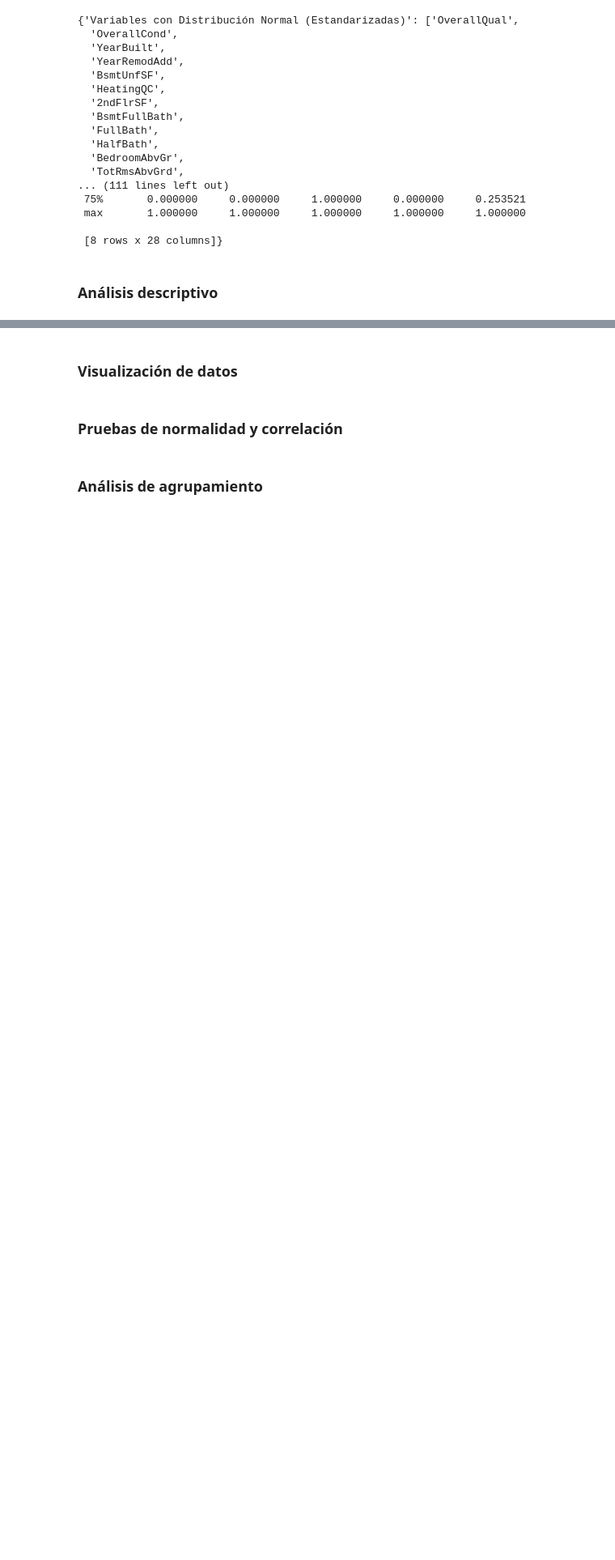
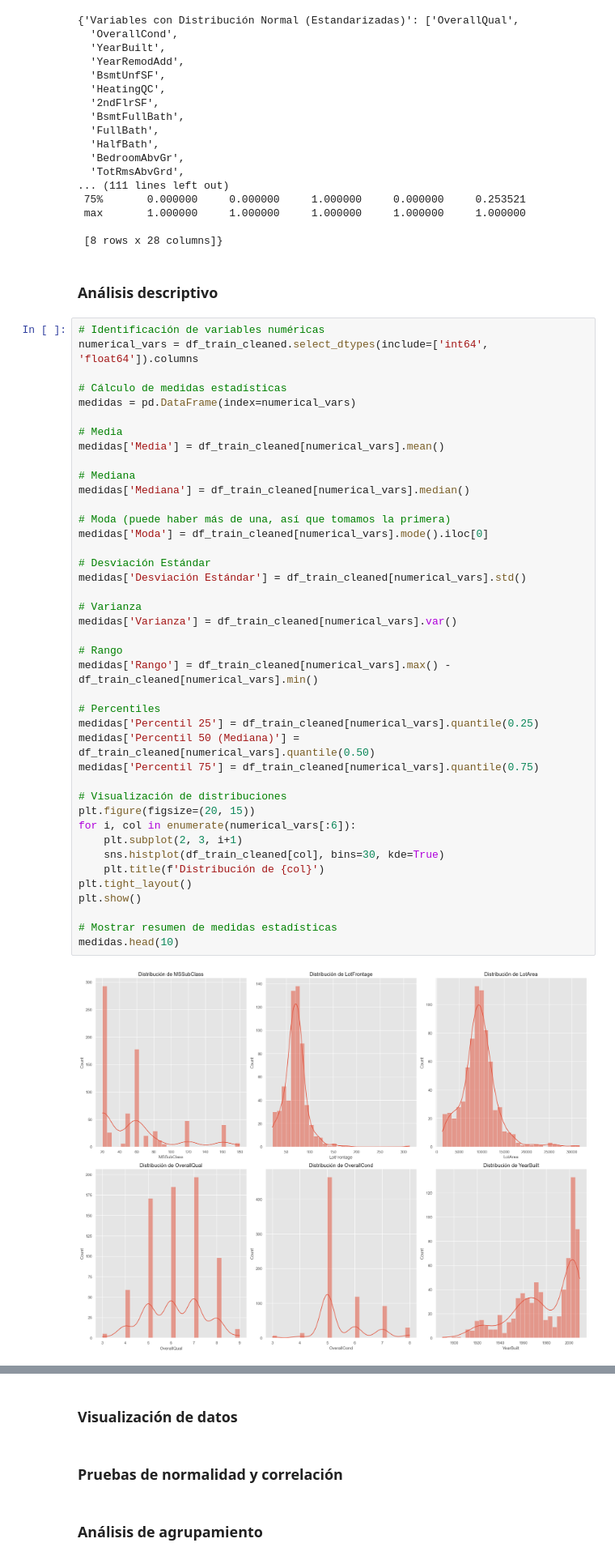
Before and after one commit to tsc221645/CC_3074_Proyecto_2, a Jupyter notebook: initial_analysis.ipynb, the cells around one changed output, grey strips where cells are left out. Shown at 81% size. Saved outputs shown, nothing was run; the diff lists cells and outputs as text; blank space fills up the shorter version.

Commit message:
Calculo de medidas como media, mediana, desviación estandar, etc

```diff
--- a/initial_analysis.ipynb
+++ b/initial_analysis.ipynb
@@ -316,3 +316,46 @@ plt.show()
  [8 rows x 28 columns]}
 # %% [markdown]
 ### Análisis descriptivo
+# %%
+# Identificación de variables numéricas
+numerical_vars = df_train_cleaned.select_dtypes(include=['int64', 'float64']).columns
+
+# Cálculo de medidas estadísticas
+medidas = pd.DataFrame(index=numerical_vars)
+
+# Media
+medidas['Media'] = df_train_cleaned[numerical_vars].mean()
+
+# Mediana
+medidas['Mediana'] = df_train_cleaned[numerical_vars].median()
+
+# Moda (puede haber más de una, así que tomamos la primera)
+medidas['Moda'] = df_train_cleaned[numerical_vars].mode().iloc[0]
+
+# Desviación Estándar
+medidas['Desviación Estándar'] = df_train_cleaned[numerical_vars].std()
+
+# Varianza
+medidas['Varianza'] = df_train_cleaned[numerical_vars].var()
+
+# Rango
+medidas['Rango'] = df_train_cleaned[numerical_vars].max() - df_train_cleaned[numerical_vars].min()
+
+# Percentiles
+medidas['Percentil 25'] = df_train_cleaned[numerical_vars].quantile(0.25)
+medidas['Percentil 50 (Mediana)'] = df_train_cleaned[numerical_vars].quantile(0.50)
+medidas['Percentil 75'] = df_train_cleaned[numerical_vars].quantile(0.75)
+
+# Visualización de distribuciones
+plt.figure(figsize=(20, 15))
+for i, col in enumerate(numerical_vars[:6]):
+    plt.subplot(2, 3, i+1)
+    sns.histplot(df_train_cleaned[col], bins=30, kde=True)
+    plt.title(f'Distribución de {col}')
+plt.tight_layout()
+plt.show()
+
+# Mostrar resumen de medidas estadísticas
+medidas.head(10)
+# %% [output]
+[figure, added]
```
Also changed, not shown: parts of 1 cell of this notebook.
